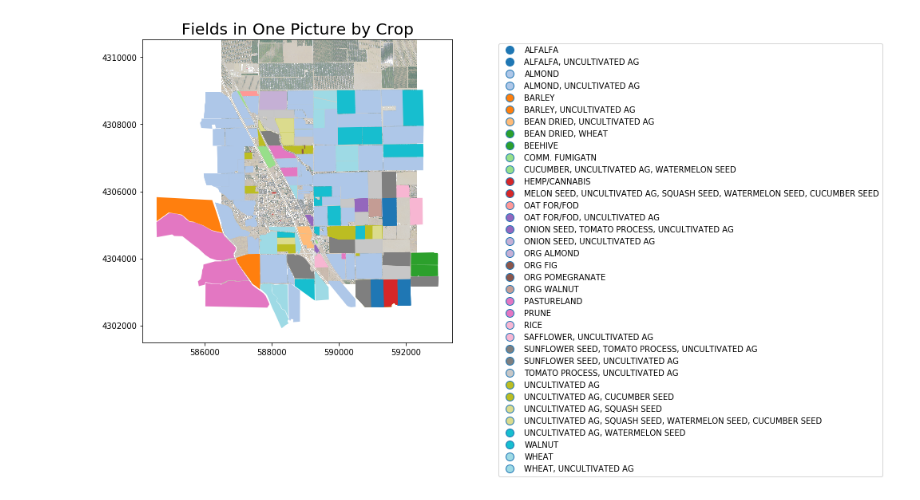
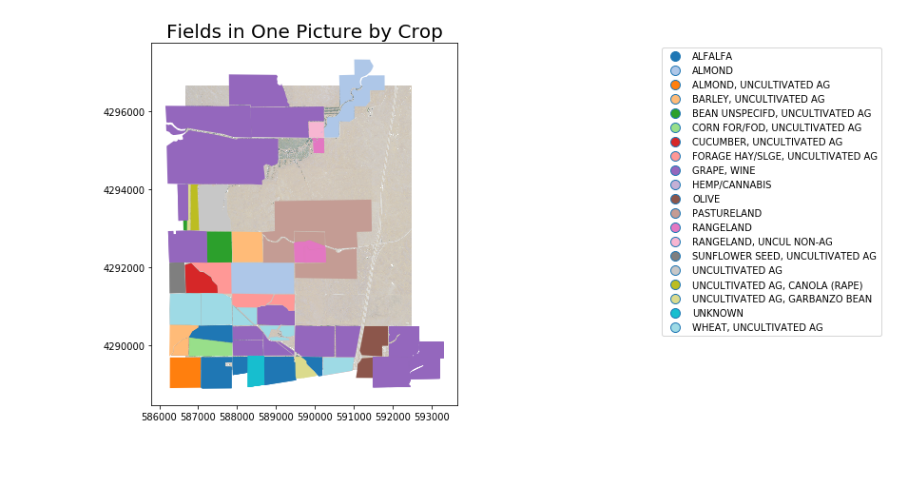
Before and after one commit to MarcelColvin/GeoSpatial-Classification, a Jupyter notebook: Extract_fields.ipynb, the cells around one changed output. Cells and saved outputs as stored; diff of their text form; code cells hidden in the pictures; blank space fills up the shorter version.

```diff
--- a/Extract_fields.ipynb
+++ b/Extract_fields.ipynb
@@ -14,7 +14,3 @@ import os
 # %%
 pics = gpd.read_file("pictures/pictures.shp")
 fields = gpd.read_file("Crops_2016/Crops_2016_26910.shp")
-# %%
-for i in range(0,len(fields)):
-    if(fields['crop_list'][i] == None):
-        fields['crop_list'][i] = 'UNKNOWN'
@@ -48,19 +58,19 @@ img
 # %%
 def plot_field(num = 0):
     path = 'D:\\NAIP GEOTIFF'
     pic_path = os.path.join(os.path.join(path, pics.iloc[num]['name'].replace('.tif', '')),pics.iloc[num]['name'] )
     def container(x):
         return(pics.iloc[num]['geometry'].intersects(x))
     intersect_fields = fields[fields['geometry'].apply(container)]
     fig, ax = plt.subplots(1, figsize=(7,7))
     plt.imshow(plt.imread(pic_path), extent= (pics.iloc[num]['geometry'].bounds[0],pics.iloc[num]['geometry'].bounds[2],pics.iloc[num]['geometry'].bounds[1],pics.iloc[num]['geometry'].bounds[3] ))
     intersect_fields.plot(ax = ax, column = 'crop_list',cmap = 'tab20',legend = True)
     l=ax.get_legend()
     l.set_bbox_to_anchor((1.5, 1, .9, 0))
     ax.set_title("Fields in One Picture by Crop", fontsize = 20)
-plot_field(1)
+plot_field(8)
 # %% [output]
-[figure, old version]
+[figure, new version]
 # %%
 #DONT RUN THIS WILL GET EVERYTHING
 path = 'D:\\NAIP GEOTIFF'
```
Also changed, not shown: parts of 3 cells of this notebook, 4 other files.
